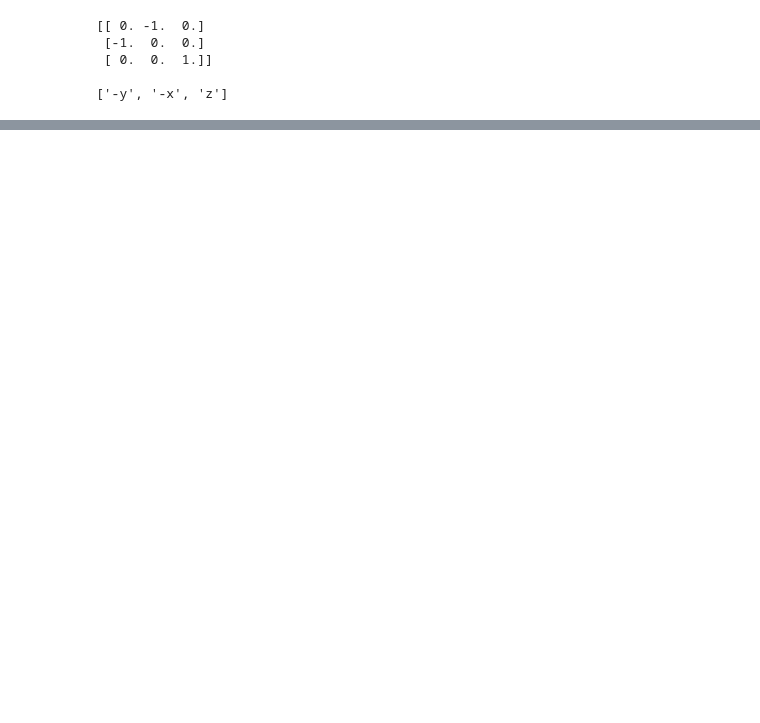
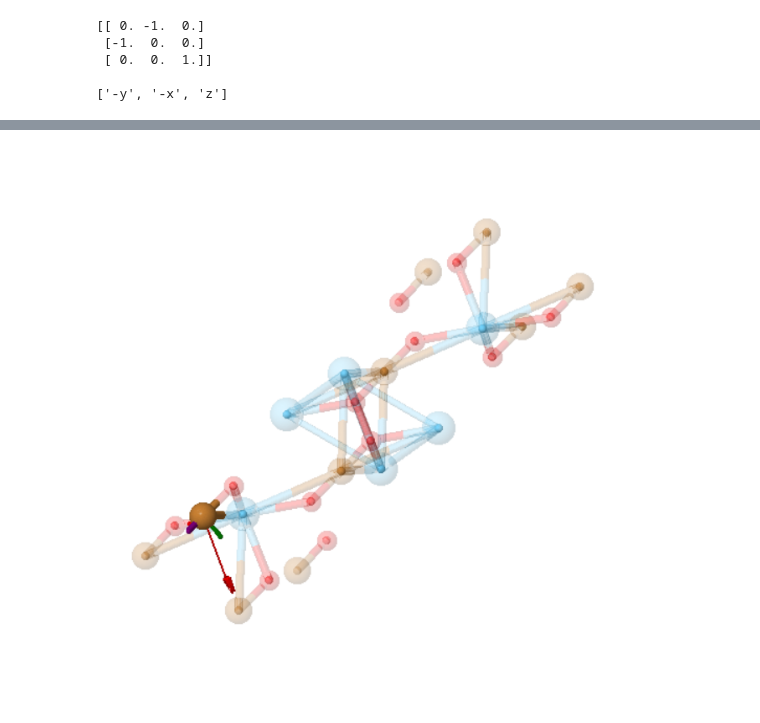
Before and after one commit to Simiavarone/lmapr1492, a Jupyter notebook: symmetry.ipynb, the cells around one changed output, grey strips where cells are left out. Cells and saved outputs as stored; diff of their text form; code cells hidden in the pictures; blank space fills up the shorter version.

```diff
--- a/symmetry.ipynb
+++ b/symmetry.ipynb
@@ -102,0 +138,4 @@ nouvelle position pour l'atome "O" : [-14.585    0.6667  -2.262 ]
+# %%
+Image(filename='Cu7.PNG')
+# %% [output]
+[figure, added]
```
Also changed, not shown: parts of 9 cells of this notebook, 9 other files.
